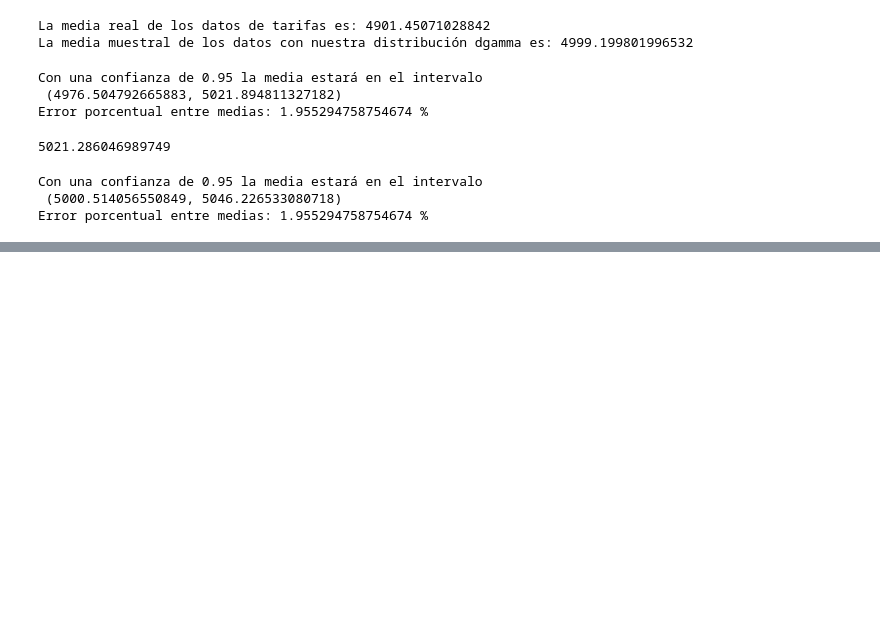
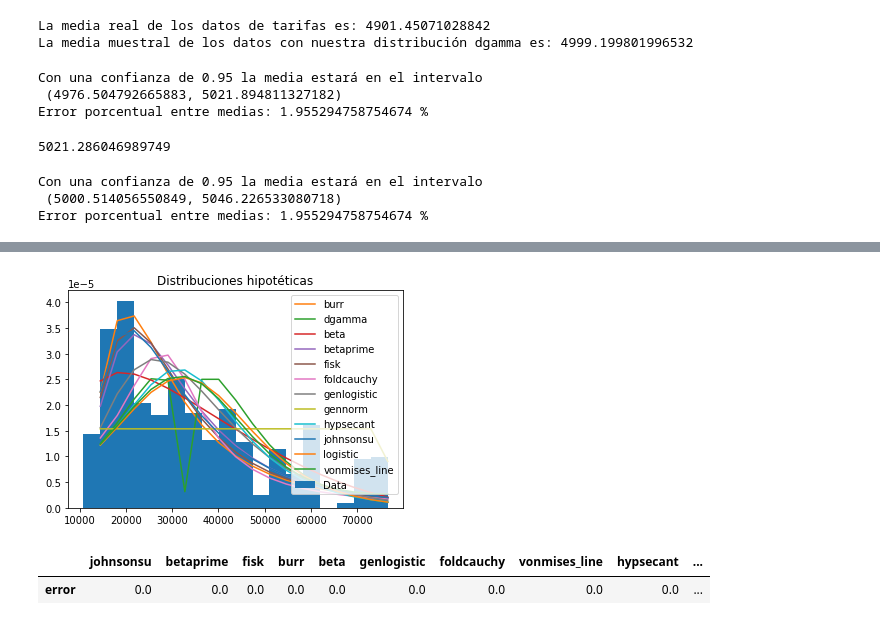
Before and after one commit to Jancope/ProyectoModulo1, a Jupyter notebook: ProyectoModulo1_PenaJ_OrtizJ (4).ipynb, the cells around one changed output, grey strips where cells are left out. Saved outputs shown, nothing was run; the diff lists cells and outputs as text; code cells hidden in the pictures; blank space fills up the shorter version.

```diff
--- a/ProyectoModulo1_PenaJ_OrtizJ (4).ipynb
+++ b/ProyectoModulo1_PenaJ_OrtizJ (4).ipynb
@@ -803,0 +873,26 @@ Error porcentual entre medias: 1.955294758754674 %
+# %%
+y, x ,_ = plt.hist(post["Total"], bins=18, density=True, label='Data')
+x = x[1:]
+
+dist = [d for d in dir(st) if isinstance(getattr(st,d), getattr(st, 'rv_continuous'))]
+dist = ['burr', 'dgamma',"beta","betaprime", 'fisk', 'foldcauchy', 'genlogistic', 'gennorm', 'hypsecant',
+ 'johnsonsu','logistic','vonmises_line']
+error = pd.DataFrame(index=dist, columns=['error'])
+
+for d in dist:
+    params= getattr(st,d).fit(post["Total"])
+    y_hat = getattr(st, d)(*params).pdf(x)
+    error.loc[d]= ((y-y_hat)**2).mean()
+    plt.plot(x,y_hat, label=d)
+
+plt.legend()
+plt.title("Distribuciones hipotéticas")
+plt.show()
+# %% [output]
+[figure, added]
+# %%
+error=error.sort_values('error')
+error.T
+# %% [output]
+|  | johnsonsu | betaprime | fisk | burr | beta | genlogistic | foldcauchy | vonmises_line | hypsecant | ... |
+| error | 0.0 | 0.0 | 0.0 | 0.0 | 0.0 | 0.0 | 0.0 | 0.0 | 0.0 | ... |
```
Also changed, not shown: parts of 19 cells of this notebook.
